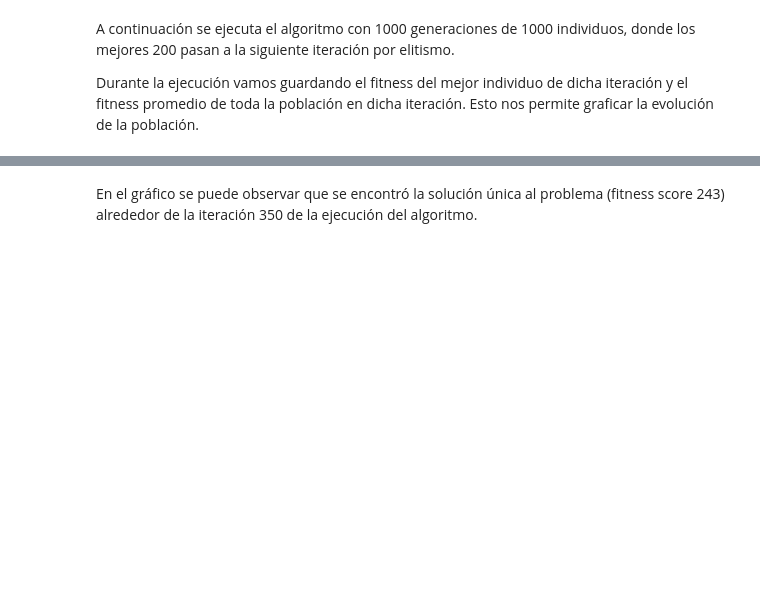
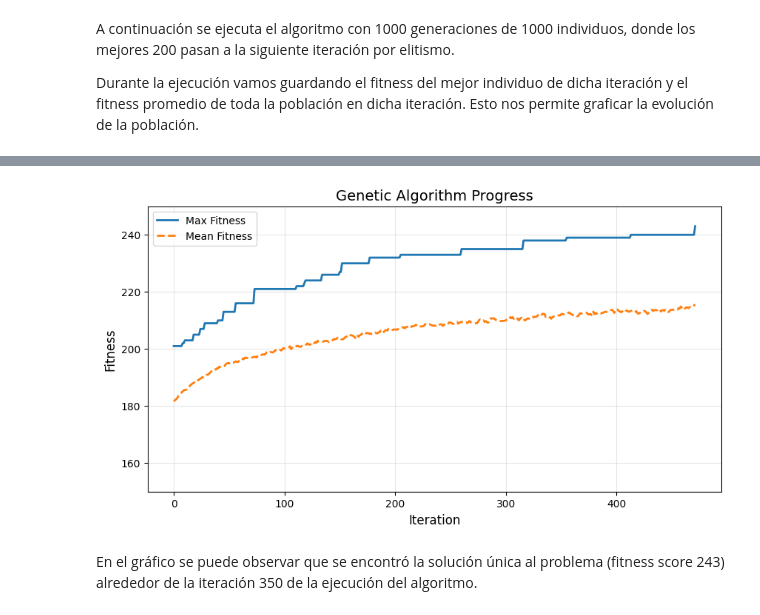
Before and after one commit to RodriMesa/proyectos_maestria, a Jupyter notebook: AlgoritmosEvolutivos1/proyecto_sudoku.ipynb, the cells around one changed output, grey strips where cells are left out. Saved outputs shown, nothing was run; the diff lists cells and outputs as text; code cells hidden in the pictures; blank space fills up the shorter version.

```diff
--- a/AlgoritmosEvolutivos1/proyecto_sudoku.ipynb
+++ b/AlgoritmosEvolutivos1/proyecto_sudoku.ipynb
@@ -659,3 +709,35 @@ plt.show()
+# %%
+# Parámetros del algoritmo genético
+number_iterations = 1000  # Número de generaciones a ejecutar
+number_childs = 1000      # Tamaño de la población (número de individuos)
+number_elite = 200        # Número de mejores individuos a preservar en cada generación
+mutation_prob = 0.1
+
+# Genera la población inicial con valores aleatorios en las celdas vacías
+childs = generate_childs_2(initial_mask, number_childs)
+
+# Inicializa listas para almacenar el progreso del algoritmo
+iterations = list(range(number_iterations))
+max_values: List[float] = []  # Almacena el mejor fitness de cada generación
+median: List[float] = []       # Almacena el fitness promedio de cada generación
+
+# Ejecuta el algoritmo genético por 'number_iterations' generaciones
+for i in tqdm(iterations, desc="Running Genetic Algorithm"):
+    # Ejecuta una iteración del algoritmo genético
+    # Genera una nueva población a partir de la actual
+    childs = genetic_algorithm(childs.copy(), initial_mask, number_elite, mutation_prob)
+    # Evalúa el fitness de la nueva generación
+    _, childs_scores = evaluate_scores(childs)
+
+    # Registra estadísticas de la generación actual
+    max_values.append(childs_scores.max())      # Mejor individuo de esta generación
+    median.append(childs_scores.mean())         # Fitness promedio de esta generación
+
+    if max_values[-1] == 243:
+        break
+plot_algorithm(max_values, median)
+# %% [output]
+[figure, added]
 # %% [markdown]
 En el gráfico se puede observar que se encontró la solución única al problema (fitness score 243) alrededor de la iteración 350 de la ejecución del algoritmo.
 # %%
```
Also changed, not shown: parts of 5 cells of this notebook.
